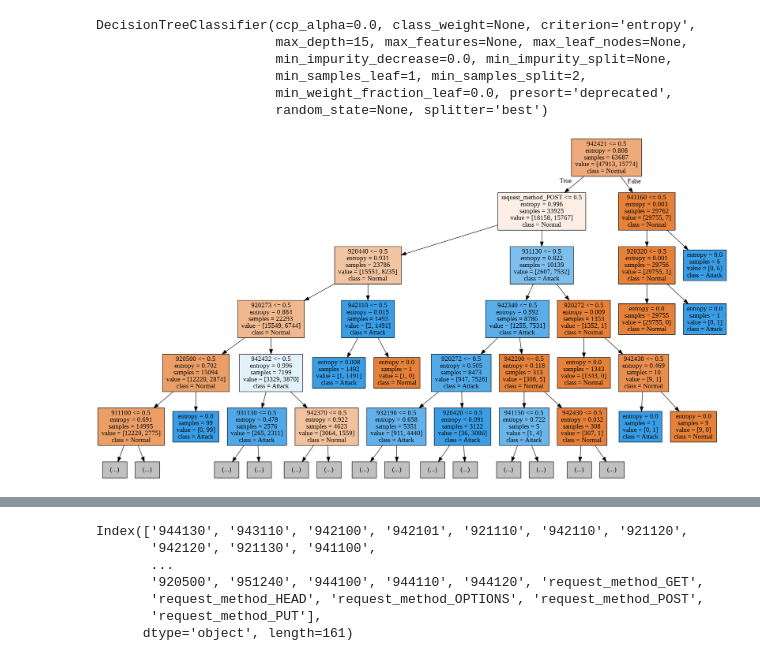
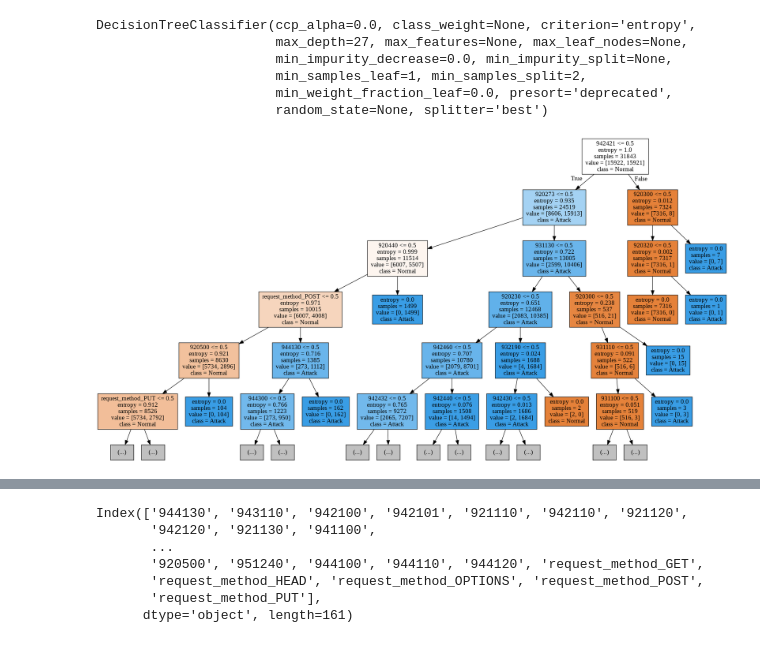
Before and after one commit to ngoctint1lvc/waf, a Jupyter notebook: ml-model/train.ipynb, the cells around one changed output, grey strips where cells are left out. Cells and saved outputs as stored; diff of their text form; code cells hidden in the pictures.

Commit message:
refactor code, add task update model from colab

```diff
--- a/ml-model/train.ipynb
+++ b/ml-model/train.ipynb
@@ -30,9 +26,9 @@ def load_mongo_collection(filename):
 
     return collection
 
-attack_log = load_mongo_collection("./csic_attack_log.json") + load_mongo_collection("./modsec_attack_log.json")
-normal_log = load_mongo_collection("./my_normal_log.json")
-# normal_log = load_mongo_collection("./csic_normal_log.json") + load_mongo_collection("./my_normal_log.json")
+attack_log = load_mongo_collection("dataset/csic_attack_log.json") + load_mongo_collection("dataset/modsec_attack_log.json")
+# normal_log = load_mongo_collection("./my_normal_log.json")
+normal_log = load_mongo_collection("dataset/csic_normal_log.json") + load_mongo_collection("dataset/my_normal_log.json")
 
 # collect all available rules
 all_rules = set()
@@ -44,12 +40,11 @@ for item in normal_log:
 
 display(len(all_rules), list(all_rules)[:10])
 
-random.seed(1)
-normal_log = random.sample(normal_log, len(attack_log)*3)
+random.seed(2)
+normal_log = random.sample(normal_log, len(attack_log))
 
-display(len(attack_log), len(normal_log))
-pprint(attack_log[0])
-pprint(normal_log[0])
+print("Len attack_log", len(attack_log))
+print("Len normal_log", len(normal_log))
 # %% [output]
 156
 [944130,
@@ -165,12 +125,18 @@ dtype: int64
 # %%
 from sklearn.tree import DecisionTreeClassifier
+from sklearn.model_selection import GridSearchCV
 
-tree_clf = DecisionTreeClassifier(criterion="entropy", max_depth=15)
+tree_clf = DecisionTreeClassifier(criterion="entropy", max_depth=27)
+# tree_clf = GridSearchCV(tree_clf, {
+#     'max_depth': range(25, 35)
+# }, cv=5)
+tree_clf.fit(X_train, Y_train)
 
-tree_clf.fit(X_train, Y_train)
+# tree_clf = tree_clf.best_estimator_
+display(tree_clf)
 # %% [output]
 DecisionTreeClassifier(ccp_alpha=0.0, class_weight=None, criterion='entropy',
-                       max_depth=15, max_features=None, max_leaf_nodes=None,
+                       max_depth=27, max_features=None, max_leaf_nodes=None,
                        min_impurity_decrease=0.0, min_impurity_split=None,
                        min_samples_leaf=1, min_samples_split=2,
                        min_weight_fraction_leaf=0.0, presort='deprecated',
@@ -178,22 +144,22 @@ DecisionTreeClassifier(ccp_alpha=0.0, class_weight=None, criterion='entropy',
 # %%
 from sklearn.tree import export_graphviz
 from subprocess import check_call
 from PIL import Image
 
-with open("./decision_tree.dot", "w") as fd:
+with open("./images/decision_tree.dot", "w") as fd:
     export_graphviz(tree_clf, out_file=fd, feature_names=X_train.columns, class_names=('Normal', 'Attack'), max_depth=5, filled=True)
 
-check_call("dot -Tpng decision_tree.dot -o decision_tree.png", shell=True)
+check_call("dot -Tpng ./images/decision_tree.dot -o ./images/decision_tree.png", shell=True)
 
-with open("./decision_tree_full.dot", "w") as fd:
+with open("./images/decision_tree_full.dot", "w") as fd:
     export_graphviz(tree_clf, out_file=fd, feature_names=X_train.columns, class_names=('Normal', 'Attack'), filled=True)
 
-check_call("dot -Tpng decision_tree_full.dot -o decision_tree_full.png", shell=True)
+check_call("dot -Tpng ./images/decision_tree_full.dot -o ./images/decision_tree_full.png", shell=True)
 
-img = Image.open("./decision_tree.png")
+img = Image.open("./images/decision_tree.png")
 display(img)
 # %% [output]
-[figure, old version]
+[figure, new version]
 # %%
 train_score = tree_clf.score(X_train, Y_train)
 test_score = tree_clf.score(X_test, Y_test)
```
Also changed, not shown: parts of 8 cells of this notebook, 15 other files.
